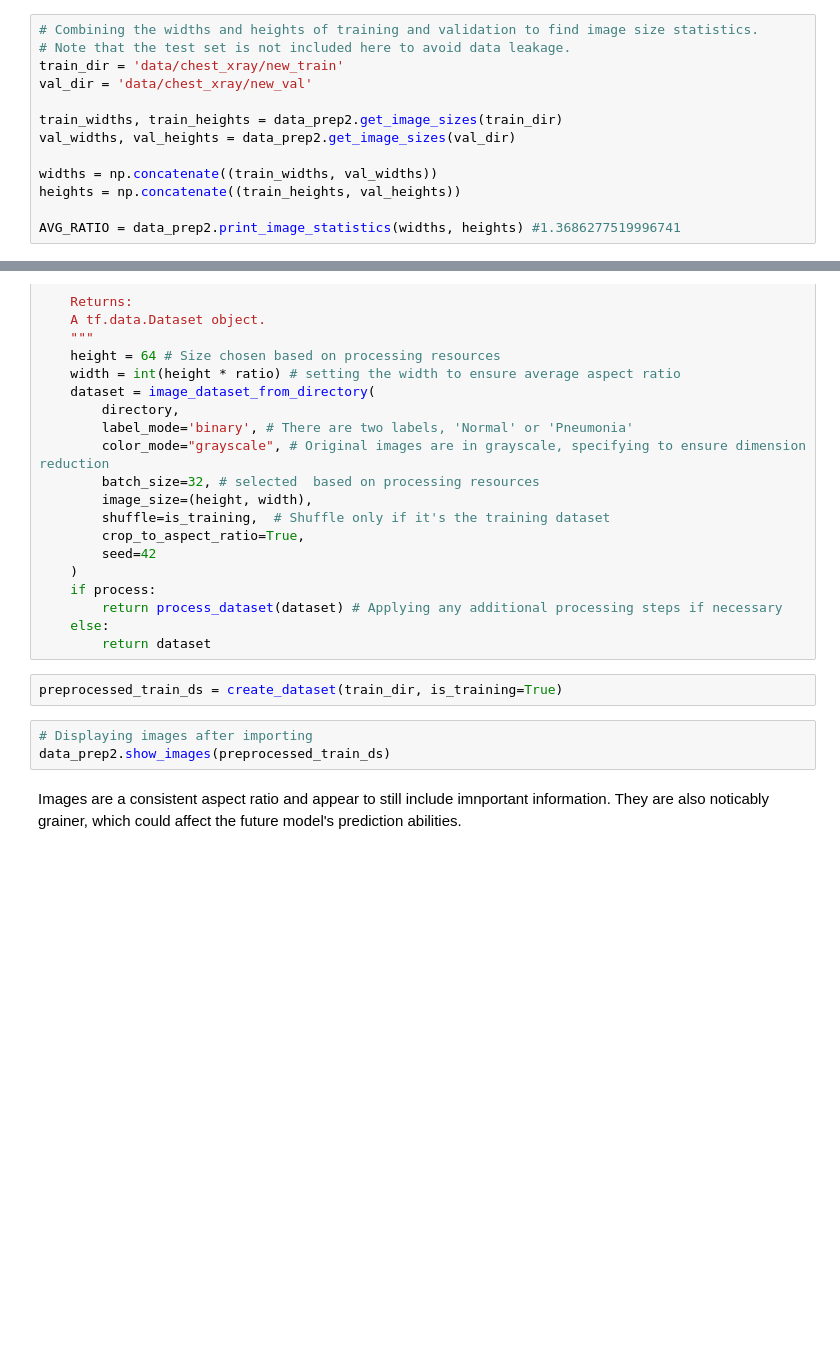
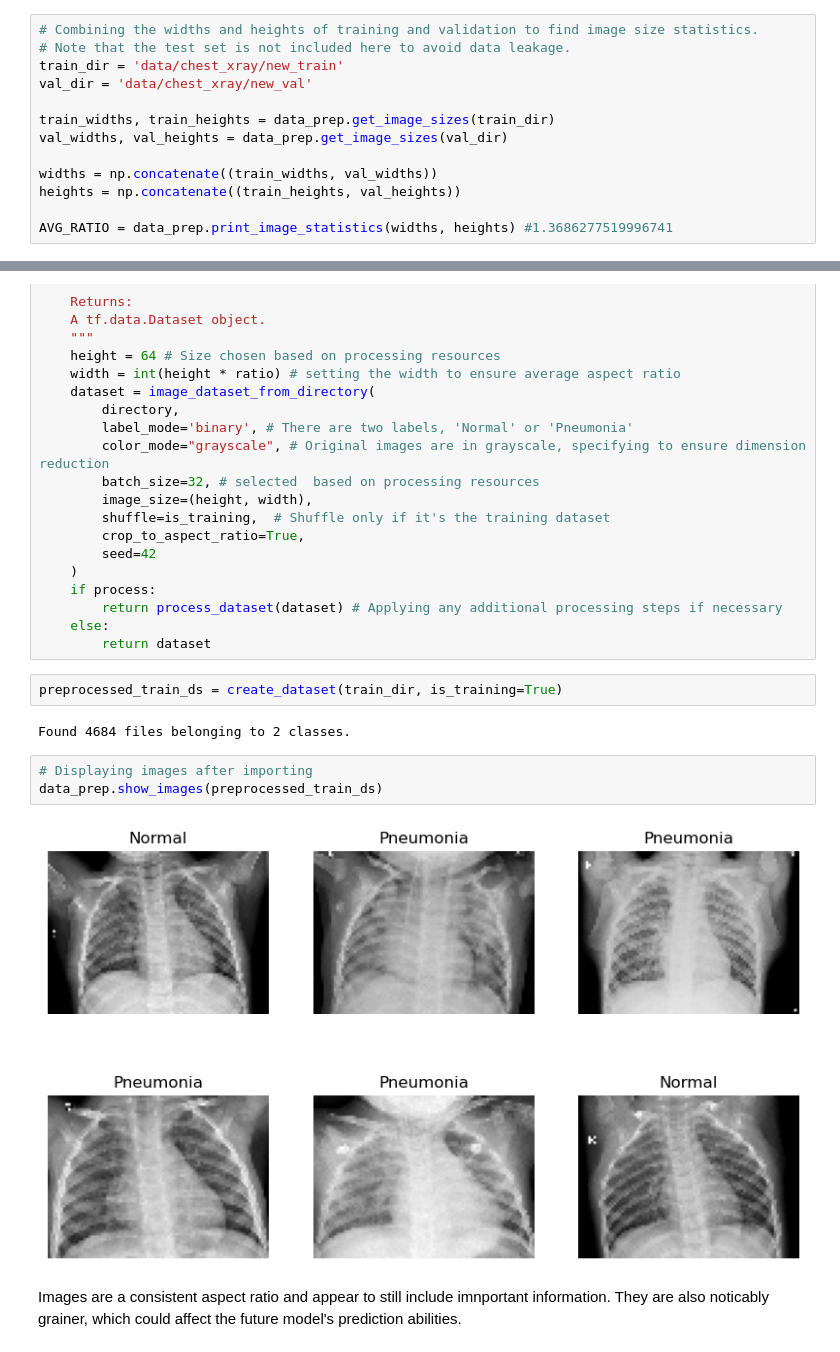
Before and after one commit to rlodetti/image_classification_project, a Jupyter notebook: Image Classification Project.ipynb, the cells around one changed output, grey strips where cells are left out. Drawn from its saved outputs; the diff is of its cells as text; blank space fills up the shorter version.

```diff
--- a/Image Classification Project.ipynb
+++ b/Image Classification Project.ipynb
@@ -120,10 +134,10 @@ Now that we have an 80-10-10 stratified split, I want to normalize the aspect ra
 train_dir = 'data/chest_xray/new_train'
 val_dir = 'data/chest_xray/new_val'
 
-train_widths, train_heights = data_prep2.get_image_sizes(train_dir)
-val_widths, val_heights = data_prep2.get_image_sizes(val_dir)
+train_widths, train_heights = data_prep.get_image_sizes(train_dir)
+val_widths, val_heights = data_prep.get_image_sizes(val_dir)
 
 widths = np.concatenate((train_widths, val_widths))
 heights = np.concatenate((train_heights, val_heights))
 
-AVG_RATIO = data_prep2.print_image_statistics(widths, heights) #1.3686277519996741
+AVG_RATIO = data_prep.print_image_statistics(widths, heights) #1.3686277519996741
@@ -162,9 +185,13 @@ def create_dataset(directory, ratio=AVG_RATIO, process=False, is_training=False)
         return dataset
 # %%
 preprocessed_train_ds = create_dataset(train_dir, is_training=True)
+# %% [output]
+Found 4684 files belonging to 2 classes.
 # %%
 # Displaying images after importing
-data_prep2.show_images(preprocessed_train_ds)
+data_prep.show_images(preprocessed_train_ds)
+# %% [output]
+[figure, added]
 # %% [markdown]
 Images are a consistent aspect ratio and appear to still include imnportant information. They are also noticably grainer, which could affect the future model's prediction abilities.
 # %%
```
Also changed, not shown: parts of 40 cells of this notebook, 7 other files.
